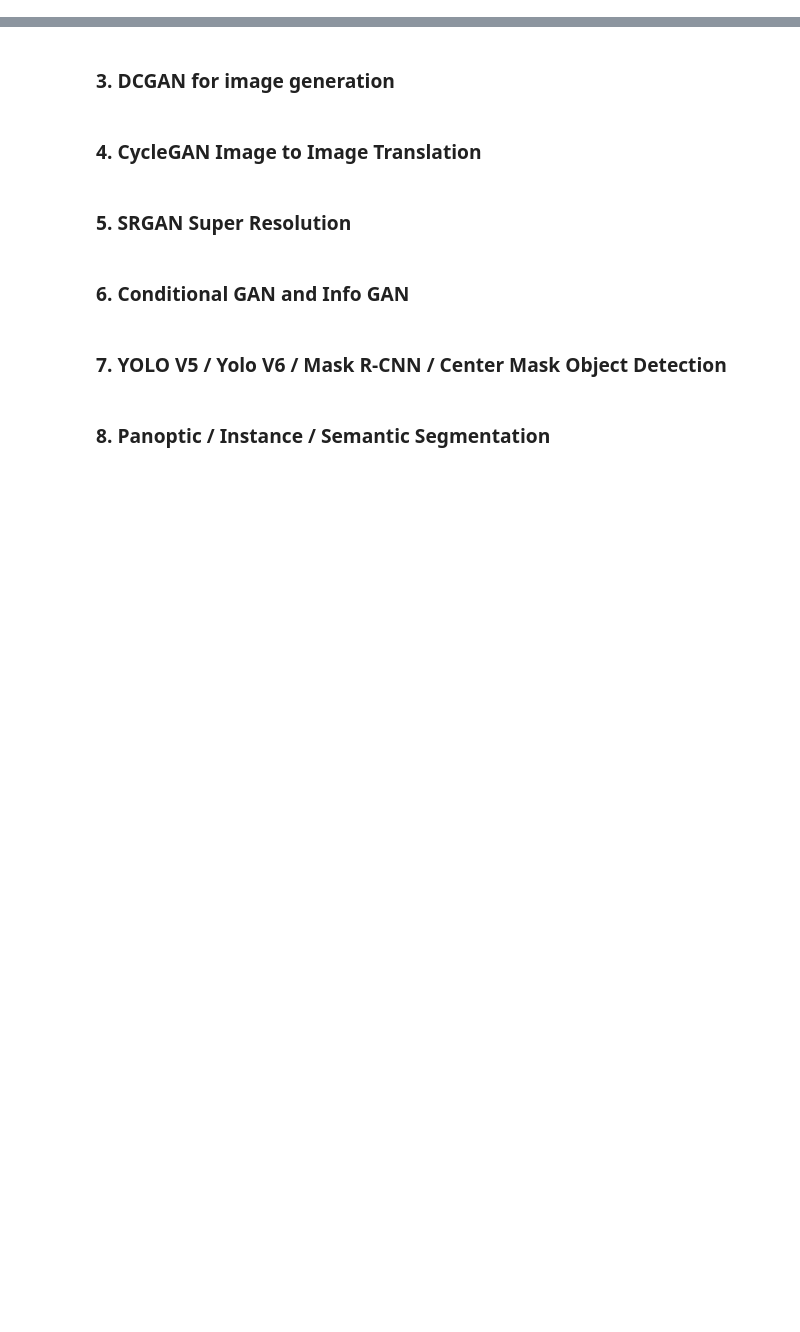
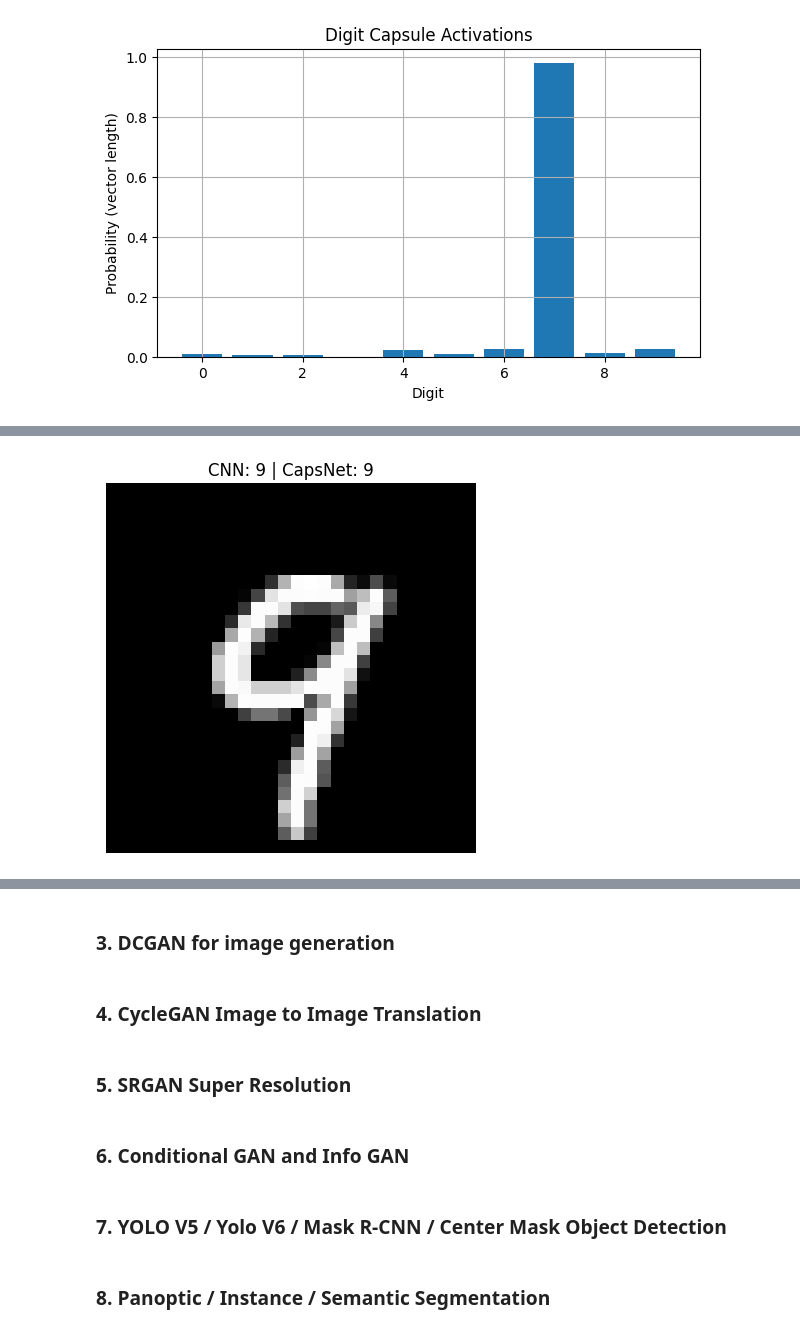
Before and after one commit to sandipan/Book-Wiley-Image-Processing-and-Computer-Vision-with-Python-Methods-and-Implementation, a Jupyter notebook: Chapter 5/Chapter5.ipynb, the cells around one changed output, grey strips where cells are left out. Cells and saved outputs as stored; diff of their text form; code cells hidden in the pictures; blank space fills up the shorter version.

```diff
--- a/Chapter 5/Chapter5.ipynb
+++ b/Chapter 5/Chapter5.ipynb
@@ -47,0 +797,37 @@ model.compile(optimizer='adam', loss='margin_loss', metrics=['accuracy'])
+# %%
+digit_caps_model = tf.keras.Model(
+    inputs=capsnet.input,
+    outputs=capsnet.layers[-2].output
+)
+
+digit_caps_output = digit_caps_model.predict(sample)
+
+#digit_caps_output = capsnet.layers[-2](capsnet.layers[1](sample))
+
+lengths = tf.sqrt(tf.reduce_sum(tf.square(digit_caps_output), axis=-1))
+
+plt.figure(figsize=(7,4))
+
+plt.bar(np.arange(10), lengths[0].numpy())
+
+plt.title("Digit Capsule Activations")
+plt.xlabel("Digit")
+plt.ylabel("Probability (vector length)")
+plt.grid()
+plt.show()
+
+# ============================================================
+# 8. SINGLE SAMPLE INFERENCE
+# ============================================================
+
+idx = 12
+sample = x_test[idx:idx+1]
+
+cnn_pred = np.argmax(cnn_model.predict(sample))
+caps_pred = np.argmax(capsnet.predict(sample))
+
+plt.imshow(sample[0].squeeze(), cmap='gray')
+plt.title(f"CNN: {cnn_pred} | CapsNet: {caps_pred}")
+plt.axis('off')
+plt.show()
+# %% [output]
@@ -47,0 +835 @@ model.compile(optimizer='adam', loss='margin_loss', metrics=['accuracy'])
+[figure, added]
@@ -47,0 +838 @@ model.compile(optimizer='adam', loss='margin_loss', metrics=['accuracy'])
+[figure, added]
```
Also changed, not shown: parts of 17 cells of this notebook, 1 other file.
